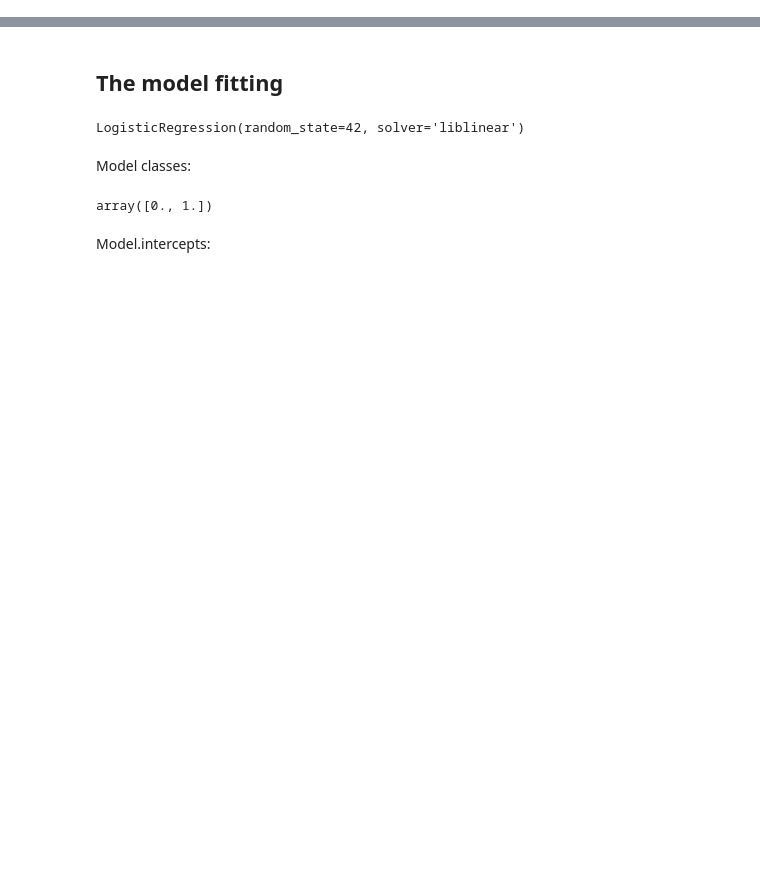
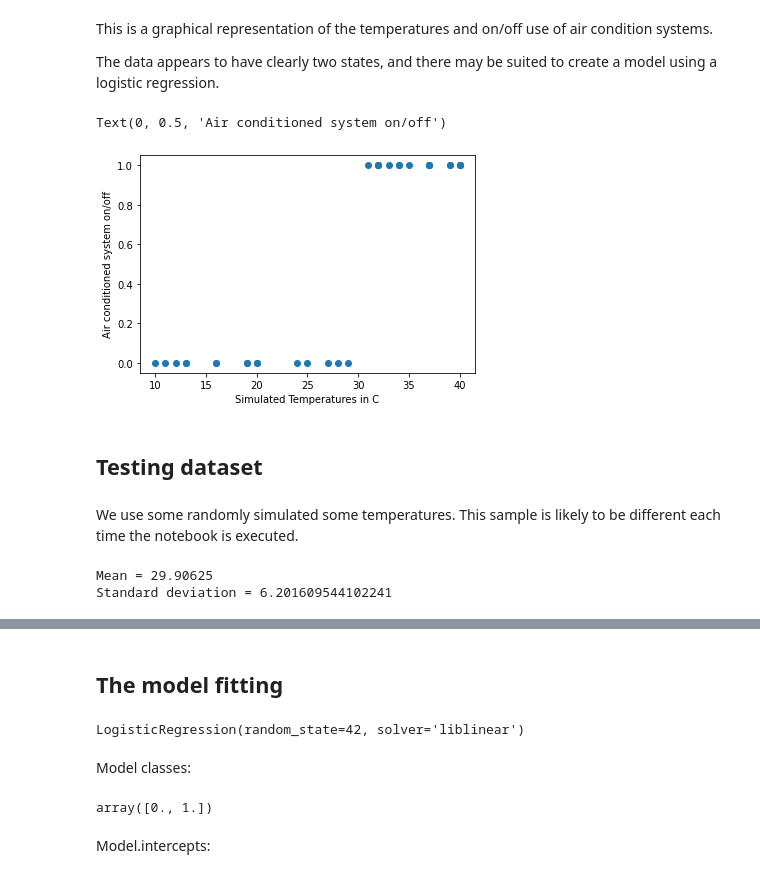
Before and after one commit to patRyserWelch8/Notebooks_Python, a Jupyter notebook: Application of ML Algorithms/Decision trees and random Forrest/Models_errors_entropy.ipynb, the cells around one changed output, grey strips where cells are left out. Cells and saved outputs as stored; diff of their text form; code cells hidden in the pictures; blank space fills up the shorter version.

```diff
--- a/Application of ML Algorithms/Decision trees and random Forrest/Models_errors_entropy.ipynb
+++ b/Application of ML Algorithms/Decision trees and random Forrest/Models_errors_entropy.ipynb
@@ -59,0 +83,26 @@ array([1., 0., 0., 1., 0., 0., 1., 1., 0., 1., 1., 1., 0., 0., 0., 1., 0.,
+# %% [markdown]
+This is a graphical representation of the temperatures and on/off use of air condition systems.
+
+The data appears to have clearly two states, and there may be suited to create a model using a logistic regression.
+# %%
+plt.scatter(x, y)
+plt.xlabel("Simulated Temperatures in C")
+plt.ylabel("Air conditioned system on/off")
+# %% [output]
+Text(0, 0.5, 'Air conditioned system on/off')
+[figure, added]
+# %% [markdown]
+## Testing dataset
+# %% [markdown]
+We use some randomly simulated some temperatures. This sample is likely to be different each time the notebook is executed.
+# %%
+x_test = []
+for i in range(0, 32):
+    x_test = np.append(x_test, random.randint(20, 40))
+
+x_test = np.sort(x_test).reshape(-1,1)
+print("Mean =", np.mean(x_test))
+print("Standard deviation =", np.std(x_test))
+# %% [output]
+Mean = 29.90625
+Standard deviation = 6.201609544102241
```
Also changed, not shown: parts of 85 cells of this notebook, 1 other file.
